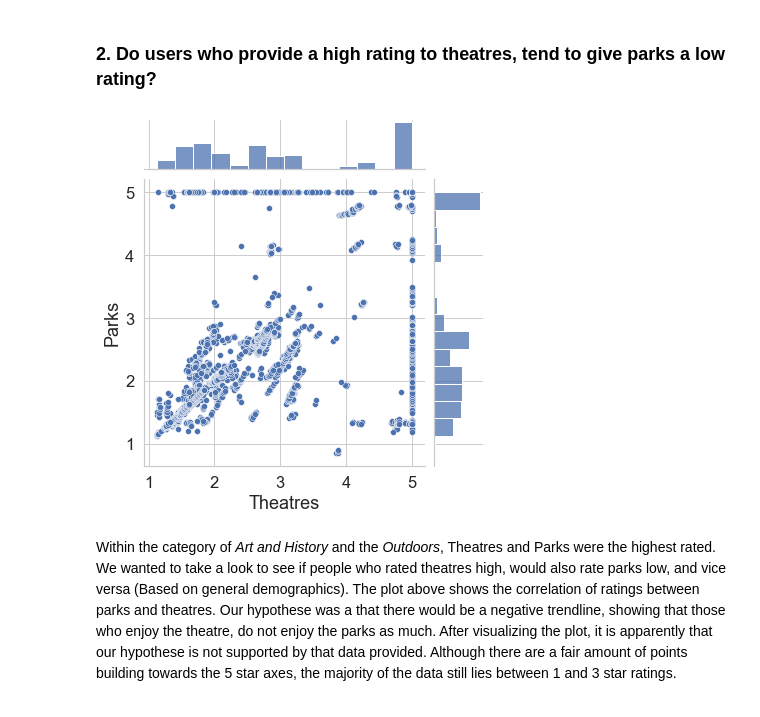
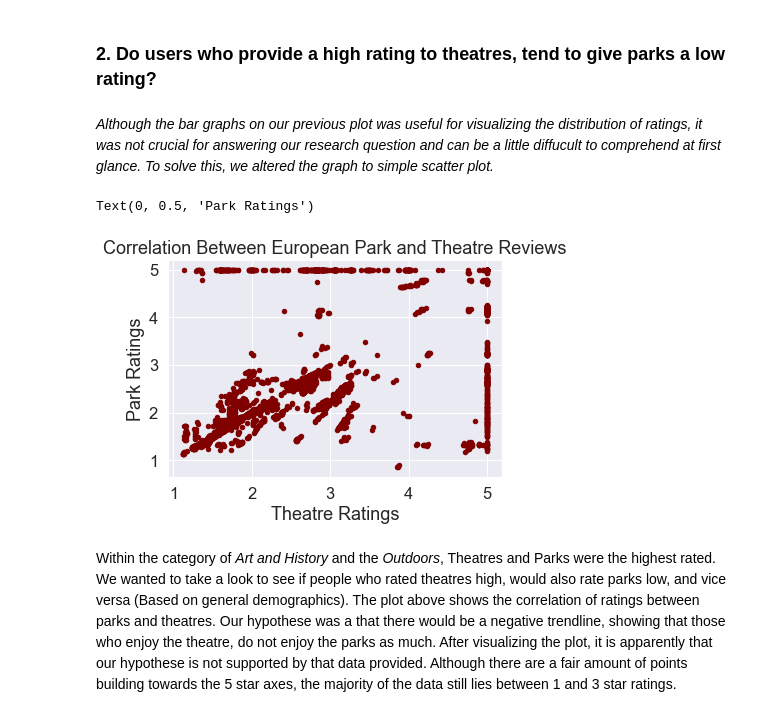
Before and after one commit to data301-2020-winter2/course-project-group_1036, a Jupyter notebook: analysis/Emma1/Milestone3/Fixed2_Analysis_Task5_Milestone2.ipynb, the cells around one changed output. Cells and saved outputs as stored; diff of their text form; code cells hidden in the pictures.

```diff
--- a/analysis/Emma1/Milestone3/Fixed2_Analysis_Task5_Milestone2.ipynb
+++ b/analysis/Emma1/Milestone3/Fixed2_Analysis_Task5_Milestone2.ipynb
@@ -58,14 +58,3 @@ sns.despine()
 This bar graph provides a visual on the average rating across each catergory provided in this dataset. As a tourist, this bar graph would tell you that most people enjoy exploring the art and history, outdoor activities and amenities that Europe has to offer. We hypothesized that Europe would have a high rating within art and history as there are many famous events that have occured there, which would result in clientelle that would appreciate this culture. This dataset supports our hypothesis that Europe would be a phenominal choice if one desired to gain a rich understanding of art and history. It is the highest rated tourist attraction in this particular dataset, implying that it is the most enjoyed activity within Europe.
 # %% [markdown]
 ### 2. Do users who provide a high rating to theatres, tend to give parks a low rating?
-# %%
-Art_Outdoors_df = pd.concat([Art_and_History, Outdoors], axis=1)
-sns.set_style("whitegrid")
-sns.jointplot(data=Art_Outdoors_df,
-              x= Art_Outdoors_df['Theatres'],
-              y=Art_Outdoors_df['Parks'])
-sns.set(font_scale=1.5)
-fig.set_size_inches(14,12)
-## We need a better plot here
-# %% [output]
-[figure, removed]
@@ -72,3 +64,13 @@ fig.set_size_inches(14,12)
+# %% [markdown]
+*Although the bar graphs on our previous plot was useful for visualizing the distribution of ratings, it was not crucial for answering our research question and can be a little diffucult to comprehend at first glance. To solve this, we altered the graph to simple scatter plot.*
+# %%
+correlation = Art_Outdoors_df.plot.scatter(x= 'Theatres', y = 'Parks', c = 'Maroon')
+plt.title("Correlation Between European Park and Theatre Reviews")
+plt.xlabel("Theatre Ratings")
+plt.ylabel("Park Ratings")
+# %% [output]
+Text(0, 0.5, 'Park Ratings')
+[figure, added]
 # %% [markdown]
 Within the category of *Art and History* and the *Outdoors*, Theatres and Parks were the highest rated. We wanted to take a look to see if people who rated theatres high, would also rate parks low, and vice versa (Based on general demographics). The plot above shows the correlation of ratings between parks and theatres. Our hypothese was a that there would be a negative trendline, showing that those who enjoy the theatre, do not enjoy the parks as much. After visualizing the plot, it is apparently that our hypothese is not supported by that data provided. Although there are a fair amount of points building towards the 5 star axes, the majority of the data still lies between 1 and 3 star ratings.
 # %% [markdown]
```
Also changed, not shown: parts of 2 cells of this notebook, 5 other files.
